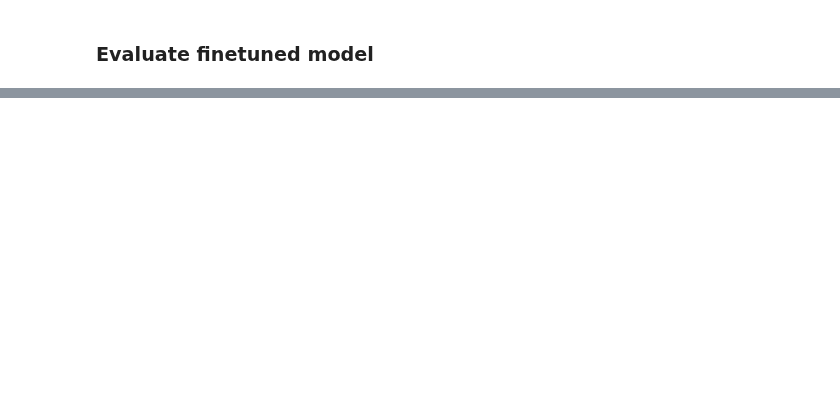
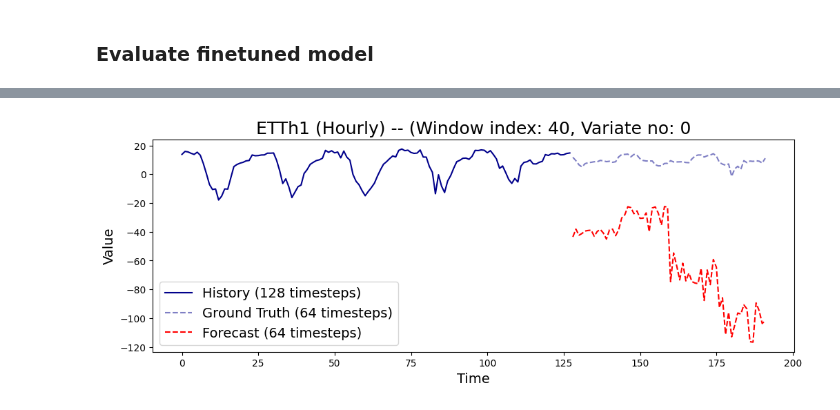
Before and after one commit to AdityaLab/Samay, a Jupyter notebook: example/moirai.ipynb, the cells around one changed output, grey strips where cells are left out. Drawn from its saved outputs; the diff is of its cells as text; code cells hidden in the pictures; blank space fills up the shorter version.

```diff
--- a/example/moirai.ipynb
+++ b/example/moirai.ipynb
@@ -176,0 +252,32 @@ print(eval_results)
+# %%
+plt.figure(figsize=(12, 4))
+num_forecasts = len(true)
+offset = len(history)
+
+# Plotting the first time series from history
+plt.plot(range(offset), history, label=f"History ({offset} timesteps)", c="darkblue")
+
+# Plotting ground truth and prediction
+plt.plot(
+    range(offset, offset + num_forecasts),
+    true,
+    label=f"Ground Truth ({num_forecasts} timesteps)",
+    color="darkblue",
+    linestyle="--",
+    alpha=0.5,
+)
+plt.plot(
+    range(offset, offset + num_forecasts),
+    pred,
+    label=f"Forecast ({num_forecasts} timesteps)",
+    color="red",
+    linestyle="--",
+)
+
+plt.title(f"ETTh1 (Hourly) -- (Window index: {window_index}, Variate no: {variate_no}", fontsize=18)
+plt.xlabel("Time", fontsize=14)
+plt.ylabel("Value", fontsize=14)
+plt.legend(fontsize=14)
+plt.show()
+# %% [output]
+[figure, added]
```
Also changed, not shown: parts of 16 cells of this notebook.
